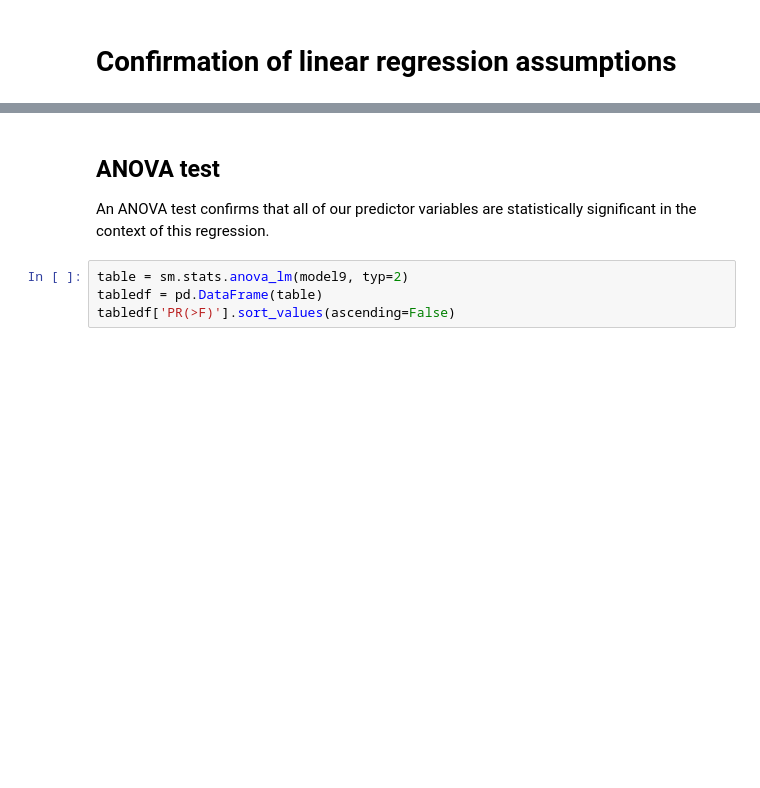
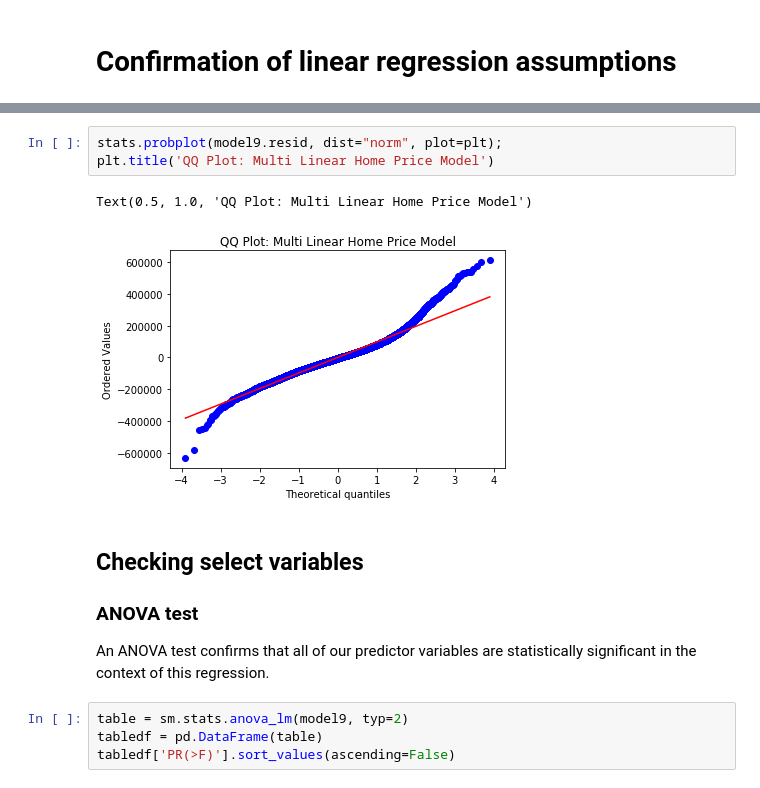
Before and after one commit to kevinsgiroux/dsc-mod-2-project-v2-1-onl01-dtsc-ft-070620, a Jupyter notebook: student.ipynb, the cells around one changed output, grey strips where cells are left out. Cells and saved outputs as stored; diff of their text form; blank space fills up the shorter version.

```diff
--- a/student.ipynb
+++ b/student.ipynb
@@ -1312,5 +1328,12 @@ Warnings:
+# %%
+stats.probplot(model9.resid, dist="norm", plot=plt);
+plt.title('QQ Plot: Multi Linear Home Price Model')
+# %% [output]
+Text(0.5, 1.0, 'QQ Plot: Multi Linear Home Price Model')
+[figure, added]
 # %% [markdown]
-## ANOVA test
+## Checking select variables
+### ANOVA test
 An ANOVA test confirms that all of our predictor variables are statistically significant in the context of this regression.
 # %%
 table = sm.stats.anova_lm(model9, typ=2)
```
Also changed, not shown: parts of 59 cells of this notebook, 38 other files.
